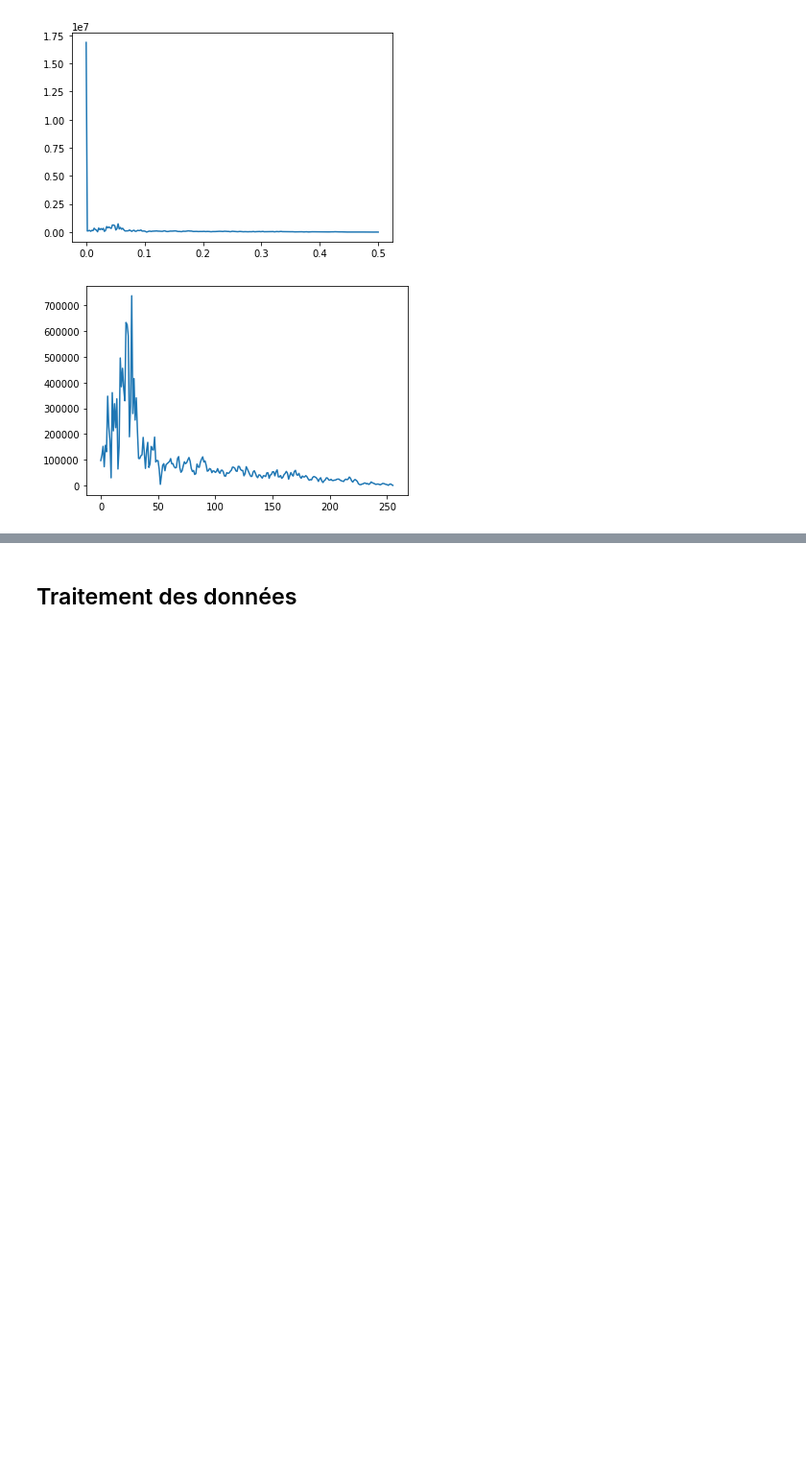
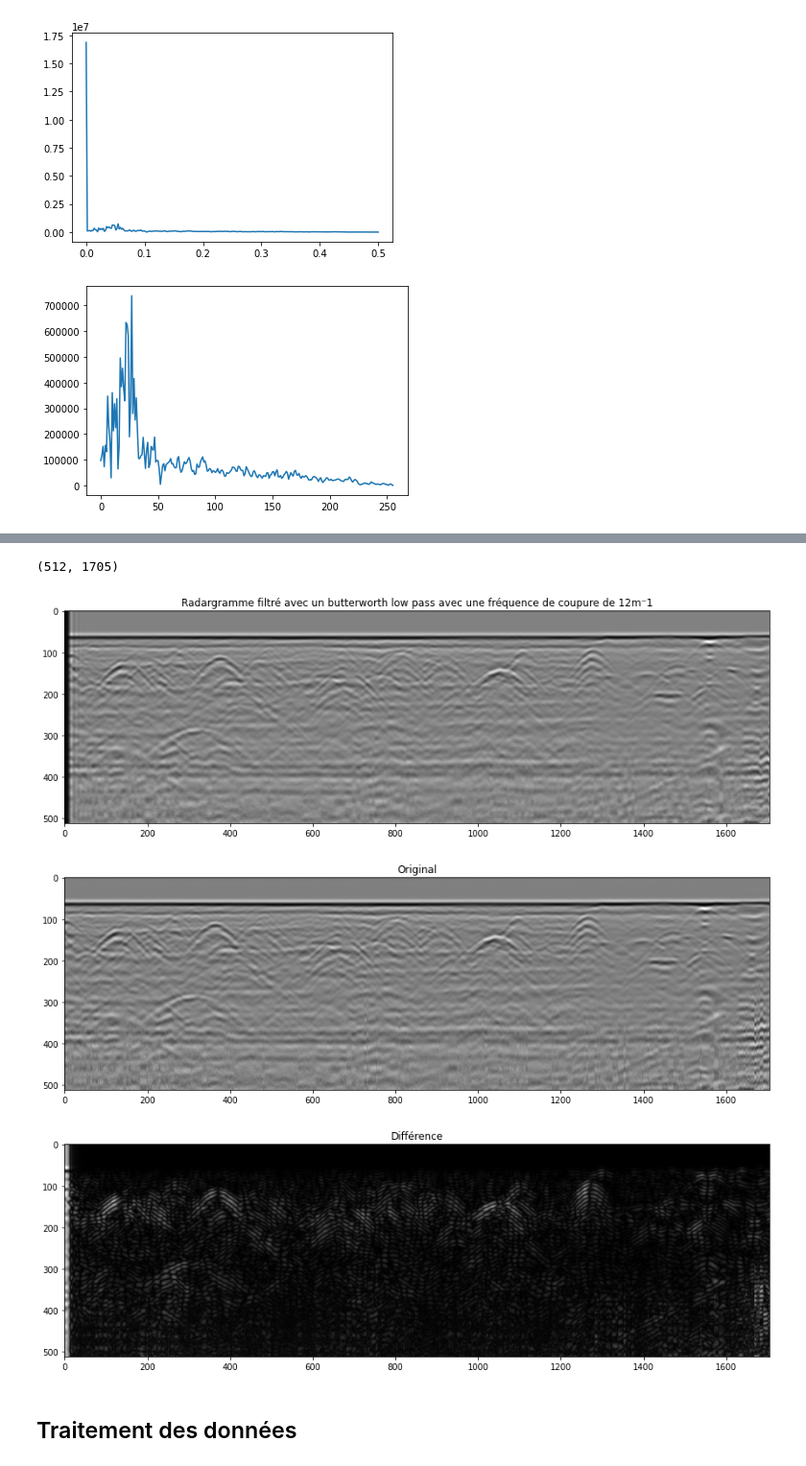
Before and after one commit to MerlinSchoose/tnsi-project, a Jupyter notebook: Examen_TNS_2021_2022.ipynb, the cells around one changed output, grey strips where cells are left out. Shown at 96% size. Cells and saved outputs as stored; diff of their text form; code cells hidden in the pictures; blank space fills up the shorter version.

```diff
--- a/Examen_TNS_2021_2022.ipynb
+++ b/Examen_TNS_2021_2022.ipynb
@@ -88,3 +144,18 @@ plt.show()
+# %%
+def filter_by_butterworth(radargram, cutoff_freq, sample_rate, filter_type):
+    sos = signal.butter(10, cutoff_freq, filter_type, fs=sample_rate, output='sos')
+    return signal.sosfilt(sos, radargram)
+# %%
+bs_butterworthed = filter_by_butterworth(bs, cutoff_freq, sample_rate, 'lp')
+print(bs_butterworthed.shape)
+plot_radargram(bs_butterworthed, "Radargramme filtré avec un butterworth low pass avec une fréquence de coupure de " + str(cutoff_freq) + "m⁻1")
+plot_radargram(bs, "Original")
+plot_radargram(np.abs(bs - bs_butterworthed), "Différence")
+# %% [output]
+(512, 1705)
+[figure, added]
+[figure, added]
+[figure, added]
 # %% [markdown]
 ## Traitement des données
 # %% [markdown]
```
Also changed, not shown: parts of 7 cells of this notebook.
